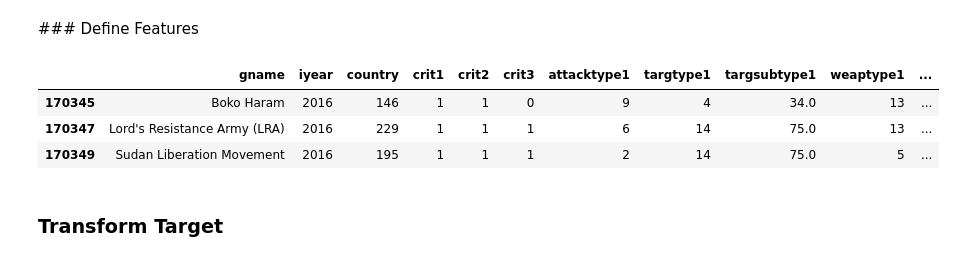
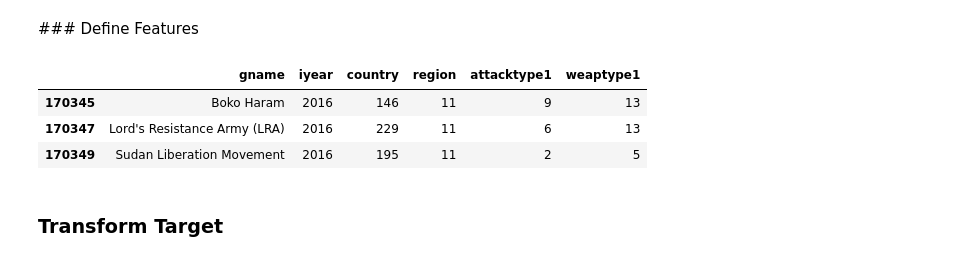
Before and after one commit to echarrod/GlobalTerrorismAttacks, a Jupyter notebook: Data Processing.ipynb, the cells around one changed output. Drawn from its saved outputs; the diff is of its cells as text; code cells hidden in the pictures.

```diff
--- a/Data Processing.ipynb
+++ b/Data Processing.ipynb
@@ -50,19 +50,19 @@ gtd.shape
 # %% [markdown]
 ### Define Features
 # %%
-if config.getBoolean('Booleans', 'UseLessFeatures') == True:
+if config.getboolean('Booleans', 'UseLessFeatures') == True:
     columns_to_keep = ['gname', 'iyear', 'country', 'region', 'attacktype1', 'weaptype1']
 else:
     columns_to_keep = ['gname', 'iyear', 'country', 'crit1', 'crit2', 'crit3', 'attacktype1', 'targtype1',
                        'targsubtype1','weaptype1', 'weapsubtype1', 'ransom']
 
 gtd = gtd[columns_to_keep]
 gtd.tail(3)
 # %% [output]
-|  | gname | iyear | country | crit1 | crit2 | crit3 | attacktype1 | targtype1 | targsubtype1 | weaptype1 | ... |
-| 170345 | Boko Haram | 2016 | 146 | 1 | 1 | 0 | 9 | 4 | 34.0 | 13 | ... |
-| 170347 | Lord's Resistance Army (LRA) | 2016 | 229 | 1 | 1 | 1 | 6 | 14 | 75.0 | 13 | ... |
-| 170349 | Sudan Liberation Movement | 2016 | 195 | 1 | 1 | 1 | 2 | 14 | 75.0 | 5 | ... |
+|  | gname | iyear | country | region | attacktype1 | weaptype1 |
+| 170345 | Boko Haram | 2016 | 146 | 11 | 9 | 13 |
+| 170347 | Lord's Resistance Army (LRA) | 2016 | 229 | 11 | 6 | 13 |
+| 170349 | Sudan Liberation Movement | 2016 | 195 | 11 | 2 | 5 |
 # %% [markdown]
 ### Transform Target
 # %%
```
Also changed, not shown: parts of 1 cell of this notebook, 2 other files.
